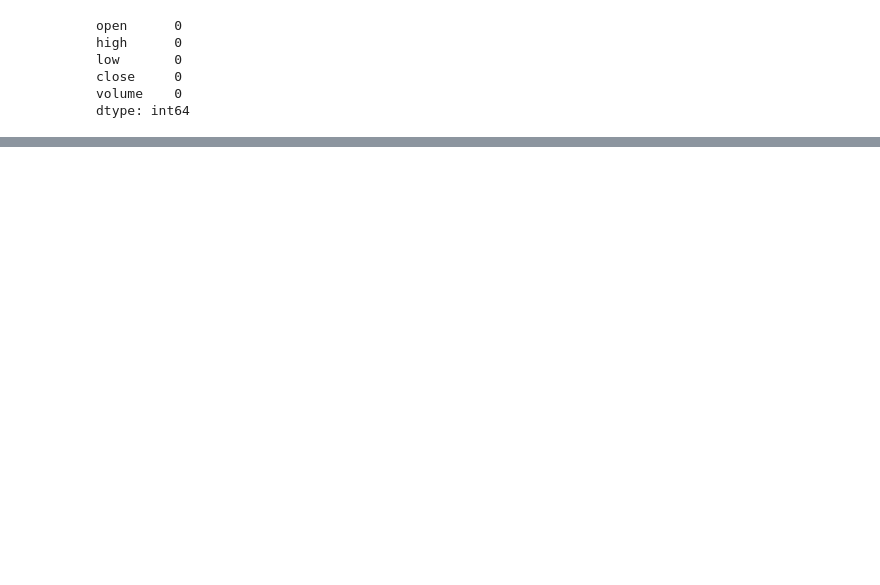
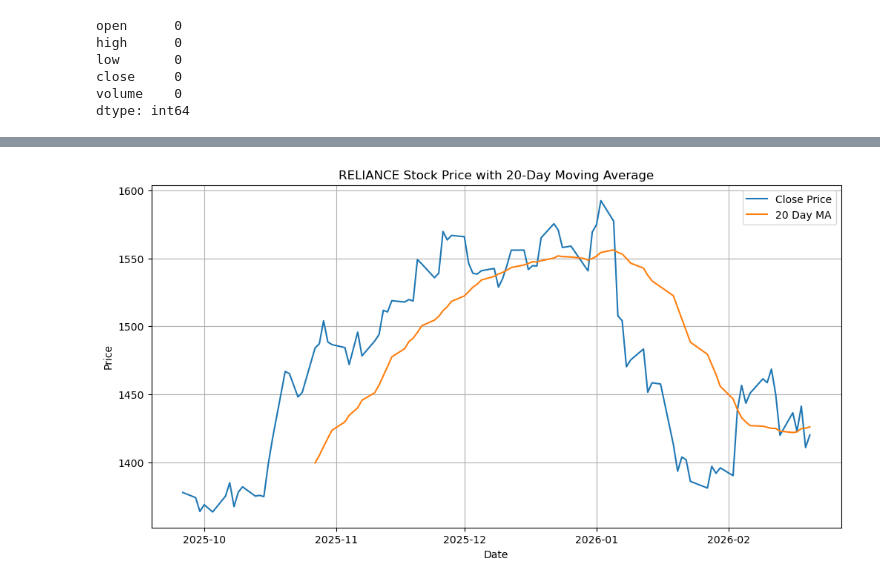
Before and after one commit to KoushikUtkarsh/stock-market-analytics, a Jupyter notebook: notebooks/day1_alpha_fetch.ipynb, the cells around one changed output, grey strips where cells are left out. Saved outputs shown, nothing was run; the diff lists cells and outputs as text; code cells hidden in the pictures; blank space fills up the shorter version.

```diff
--- a/notebooks/day1_alpha_fetch.ipynb
+++ b/notebooks/day1_alpha_fetch.ipynb
@@ -59,0 +79,14 @@ dtype: int64
+# %%
+plt.figure(figsize=(12,6))
+plt.plot(df["close"], label="Close Price")
+plt.plot(df["MA_20"], label="20 Day MA")
+
+plt.xlabel("Date")
+plt.ylabel("Price")
+plt.title("RELIANCE Stock Price with 20-Day Moving Average")
+plt.legend()
+plt.grid(True)
+
+plt.show()
+# %% [output]
+[figure, added]
```
Also changed, not shown: parts of 4 cells of this notebook, 1 other file.
